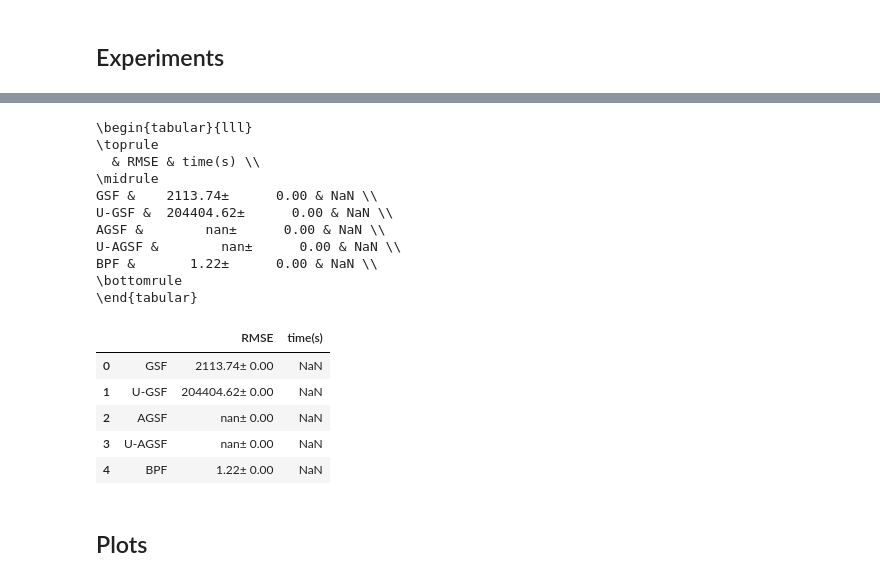
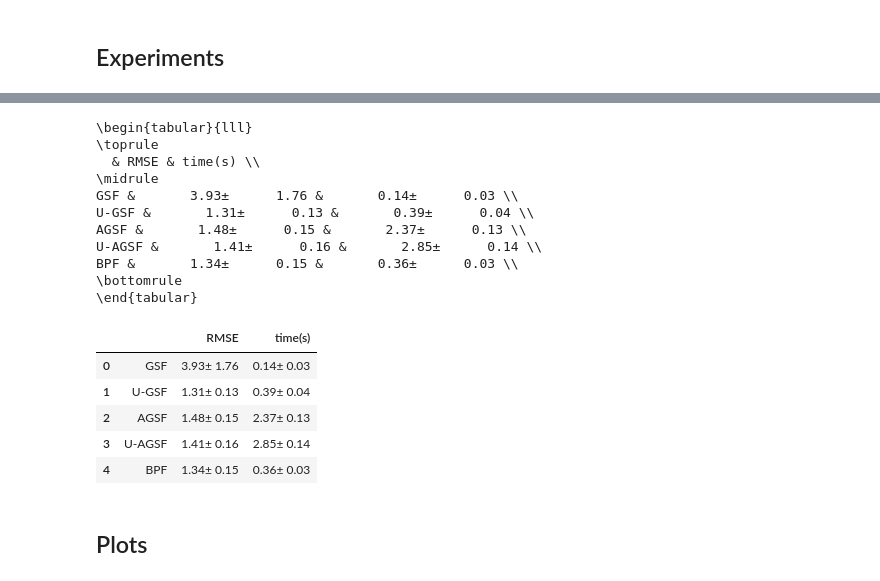
Before and after one commit to kostastsa/BayesianFiltering, a Jupyter notebook: docs/notebooks/Experiment A.ipynb, the cells around one changed output, grey strips where cells are left out. Cells and saved outputs as stored; diff of their text form; code cells hidden in the pictures.

```diff
--- a/docs/notebooks/Experiment A.ipynb
+++ b/docs/notebooks/Experiment A.ipynb
@@ -136,14 +136,20 @@ gsf_rmse = jnp.zeros(Nsim)
 ugsf_rmse = jnp.zeros(Nsim)
 agsf_rmse = jnp.zeros(Nsim)
 uagsf_rmse = jnp.zeros(Nsim)
-# agsf_opt_rmse = jnp.zeros(Nsim)
 bpf_rmse = jnp.zeros(Nsim)
+
 gsf_norm = jnp.zeros((Nsim, seq_length))
 ugsf_norm = jnp.zeros((Nsim, seq_length))
 agsf_norm = jnp.zeros((Nsim, seq_length))
 uagsf_norm = jnp.zeros((Nsim, seq_length))
-# agsf_opt_norm = jnp.zeros((Nsim, seq_length))
 bpf_norm = jnp.zeros((Nsim, seq_length))
+
+gsf_time = jnp.zeros(Nsim)
+ugsf_time = jnp.zeros(Nsim)
+agsf_time = jnp.zeros(Nsim)
+uagsf_time = jnp.zeros(Nsim)
+bpf_time = jnp.zeros(Nsim)
+
 next_key = jr.PRNGKey(0)
 for i in range(Nsim):
     print('sim {}/{}'.format(i+1, Nsim))
@@ -157,6 +163,8 @@ for i in range(Nsim):
     posterior_filtered_gsf = gf.gaussian_sum_filter(params, emissions, M, 1, inputs)
     point_estimate_gsf = jnp.sum(jnp.einsum('ijk,ij->ijk', posterior_filtered_gsf.means, posterior_filtered_gsf.weights), axis=0)
     tout = time.time()
+    t_gsf = tout - tin
+    gsf_time = gsf_time.at[i].set(t_gsf)
     print('       Time taken for GSF: ', tout - tin)
 
     # U-GSF
@@ -167,6 +175,7 @@ for i in range(Nsim):
     point_estimate_ugsf = jnp.sum(jnp.einsum('ijk,ij->ijk', posterior_filtered_ugsf.means, posterior_filtered_ugsf.weights), axis=0)
     tout = time.time()
     t_ugsf= tout - tin
+    ugsf_time = ugsf_time.at[i].set(t_ugsf)
     print('       Time taken for UGSF: ', tout - tin)
 
     # AGSF
@@ -176,6 +185,8 @@ for i in range(Nsim):
     posterior_filtered_agsf, aux_outputs = gf.augmented_gaussian_sum_filter(params, emissions, num_components, rng_key = key, opt_args = opt_args, inputs=inputs)
     point_estimate_agsf = jnp.sum(jnp.einsum('ijk,ij->ijk', posterior_filtered_agsf.means, posterior_filtered_agsf.weights), axis=0)
     tout = time.time()
+    t_agsf = tout - tin
+    agsf_time = agsf_time.at[i].set(t_agsf)
     print('       Time taken for AGSF: ', tout - tin)
 
     # U-AGSF
@@ -184,6 +195,7 @@ for i in range(Nsim):
     point_estimate_uagsf = jnp.sum(jnp.einsum('ijk,ij->ijk', posterior_filtered_uagsf.means, posterior_filtered_uagsf.weights), axis=0)
     tout = time.time()
     t_uagsf= tout - tin
+    uagsf_time = uagsf_time.at[i].set(t_uagsf)
     print('       Time taken for UAGSF: ', tout - tin)
 
     # BPF
@@ -205,6 +217,8 @@ for i in range(Nsim):
     posterior_bpf = gf.bootstrap_particle_filter(params_bpf, emissions, num_particles, key, inputs)
     point_estimate_bpf = jnp.sum(jnp.einsum('ijk,ij->ijk', posterior_bpf["particles"], posterior_bpf["weights"]), axis=0)
     tout = time.time()
+    t_bpf = tout - tin
+    bpf_time = bpf_time.at[i].set(t_bpf)
     print('       Time taken for BPF: ', tout - tin)
 
     # Computation of errors
@@ -260,47 +274,54 @@ plt.show()
 # %%
 import pandas as pd
 gsf_armse = jnp.mean(gsf_rmse)
 ugsf_armse = jnp.mean(ugsf_rmse)
 agsf_armse = jnp.mean(agsf_rmse[1:])
 uagsf_armse = jnp.mean(uagsf_rmse[1:])
-# agsf_opt_armse = jnp.mean(agsf_opt_rmse[1:])
 bpf_armse = jnp.mean(bpf_rmse)
+
+gsf_atime = jnp.mean(gsf_time)
+ugsf_atime = jnp.mean(ugsf_time)
+agsf_atime = jnp.mean(agsf_time)
+uagsf_atime = jnp.mean(uagsf_time)
+bpf_atime = jnp.mean(bpf_time)
 
 gsf_tab_out = '{:10.2f}±{:10.2f}'.format(gsf_armse, jnp.std(gsf_rmse))
 ugsf_tab_out = '{:10.2f}±{:10.2f}'.format(ugsf_armse, jnp.std(ugsf_rmse))
 agsf_tab_out = '{:10.2f}±{:10.2f}'.format(agsf_armse, jnp.std(agsf_rmse))
 uagsf_tab_out = '{:10.2f}±{:10.2f}'.format(uagsf_armse, jnp.std(uagsf_rmse))
 # agsf_opt_tab_out = '{:10.2f}±{:10.2f}'.format(agsf_opt_armse, jnp.std(agsf_opt_rmse))
 bpf_tab_out = '{:10.2f}±{:10.2f}'.format(bpf_armse, jnp.std(bpf_rmse))
 
-# gsf_tab_out1 = '{:10.2f}±{:10.2f}'.format(gsf_atime, np.std(gsf_time))
-# agsf_tab_out1 = '{:10.2f}±{:10.2f}'.format(agsf_atime, np.std(agsf_time))
-# bpf_tab_out1 = '{:10.2f}±{:10.2f}'.format(bpf_atime, np.std(bpf_time))
+gsf_tab_out1 = '{:10.2f}±{:10.2f}'.format(gsf_atime, jnp.std(gsf_time))
+ugsf_tab_out1 = '{:10.2f}±{:10.2f}'.format(ugsf_atime, jnp.std(ugsf_time))
+agsf_tab_out1 = '{:10.2f}±{:10.2f}'.format(agsf_atime, jnp.std(agsf_time))
+uagsf_tab_out1 = '{:10.2f}±{:10.2f}'.format(uagsf_atime, jnp.std(uagsf_time))
+bpf_tab_out1 = '{:10.2f}±{:10.2f}'.format(bpf_atime, jnp.std(bpf_time))
 
 df = pd.DataFrame(columns = [' ','RMSE','time(s)'])
 df[' '] = ['GSF', 'U-GSF', 'AGSF', 'U-AGSF', 'BPF']
 df['RMSE'] = [gsf_tab_out, ugsf_tab_out, agsf_tab_out, uagsf_tab_out, bpf_tab_out]
-#  df['time(s)'] = [gsf_tab_out1, agsf_tab_out1, bpf_tab_out1]
+df['time(s)'] = [gsf_tab_out1, ugsf_tab_out1, agsf_tab_out1, uagsf_tab_out1, bpf_tab_out1]
 print(df.to_latex(index=False))
 df
 # %% [output]
 \begin{tabular}{lll}
 \toprule
   & RMSE & time(s) \\
 \midrule
-GSF &    2113.74±      0.00 & NaN \\
-U-GSF &  204404.62±      0.00 & NaN \\
-AGSF &        nan±      0.00 & NaN \\
-U-AGSF &        nan±      0.00 & NaN \\
-BPF &       1.22±      0.00 & NaN \\
+GSF &       3.93±      1.76 &       0.14±      0.03 \\
+U-GSF &       1.31±      0.13 &       0.39±      0.04 \\
+AGSF &       1.48±      0.15 &       2.37±      0.13 \\
+U-AGSF &       1.41±      0.16 &       2.85±      0.14 \\
+BPF &       1.34±      0.15 &       0.36±      0.03 \\
 \bottomrule
 \end{tabular}
 |  |  | RMSE | time(s) |
-| 0 | GSF | 2113.74± 0.00 | NaN |
-| 1 | U-GSF | 204404.62± 0.00 | NaN |
-| 2 | AGSF | nan± 0.00 | NaN |
-| 3 | U-AGSF | nan± 0.00 | NaN |
-| 4 | BPF | 1.22± 0.00 | NaN |
+| 0 | GSF | 3.93± 1.76 | 0.14± 0.03 |
+| 1 | U-GSF | 1.31± 0.13 | 0.39± 0.04 |
+| 2 | AGSF | 1.48± 0.15 | 2.37± 0.13 |
+| 3 | U-AGSF | 1.41± 0.16 | 2.85± 0.14 |
+| 4 | BPF | 1.34± 0.15 | 0.36± 0.03 |
 # %% [markdown]
 ## Plots
 # %%
```
Also changed, not shown: parts of 1 cell of this notebook, 34 other files.
